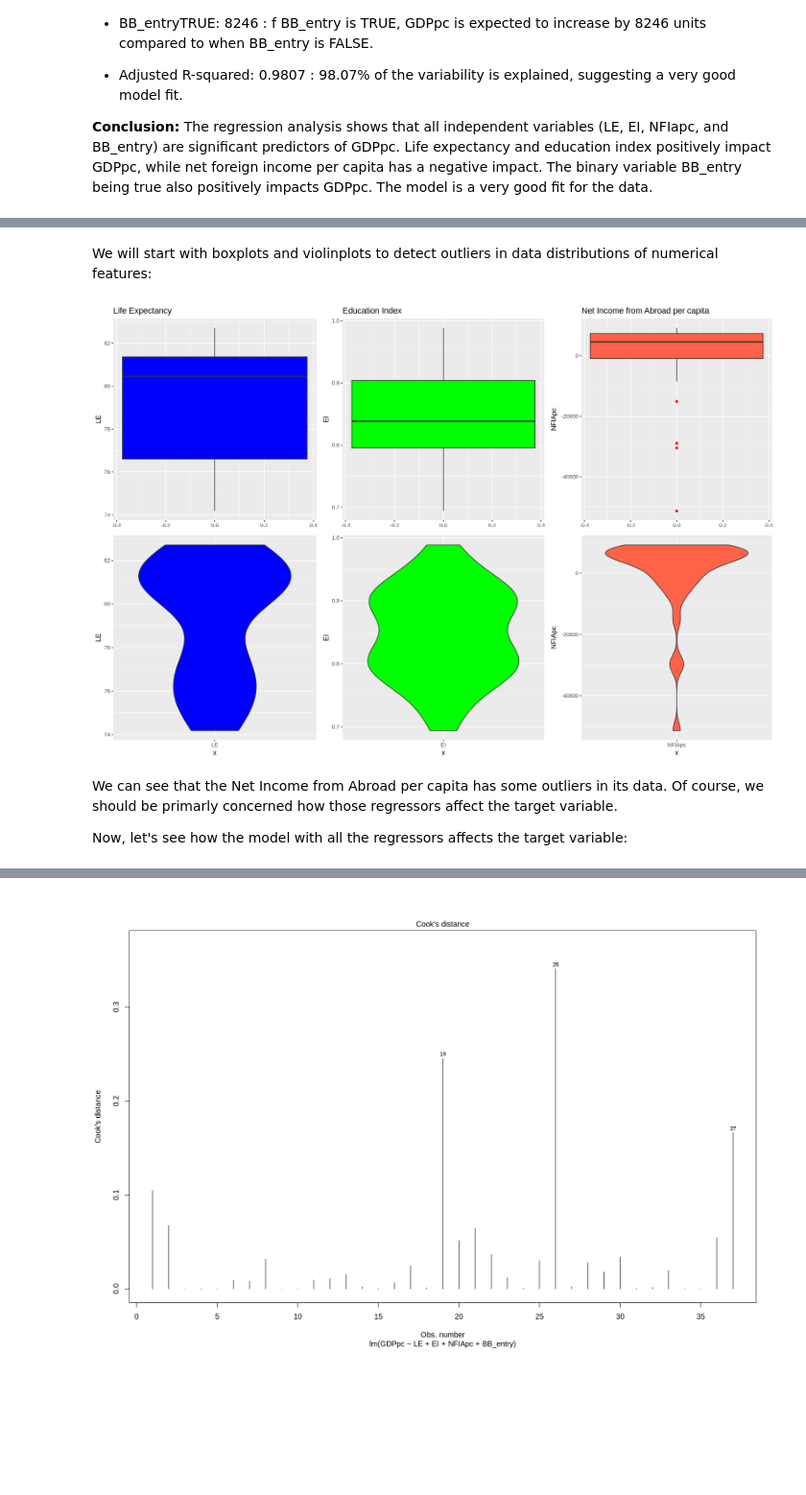
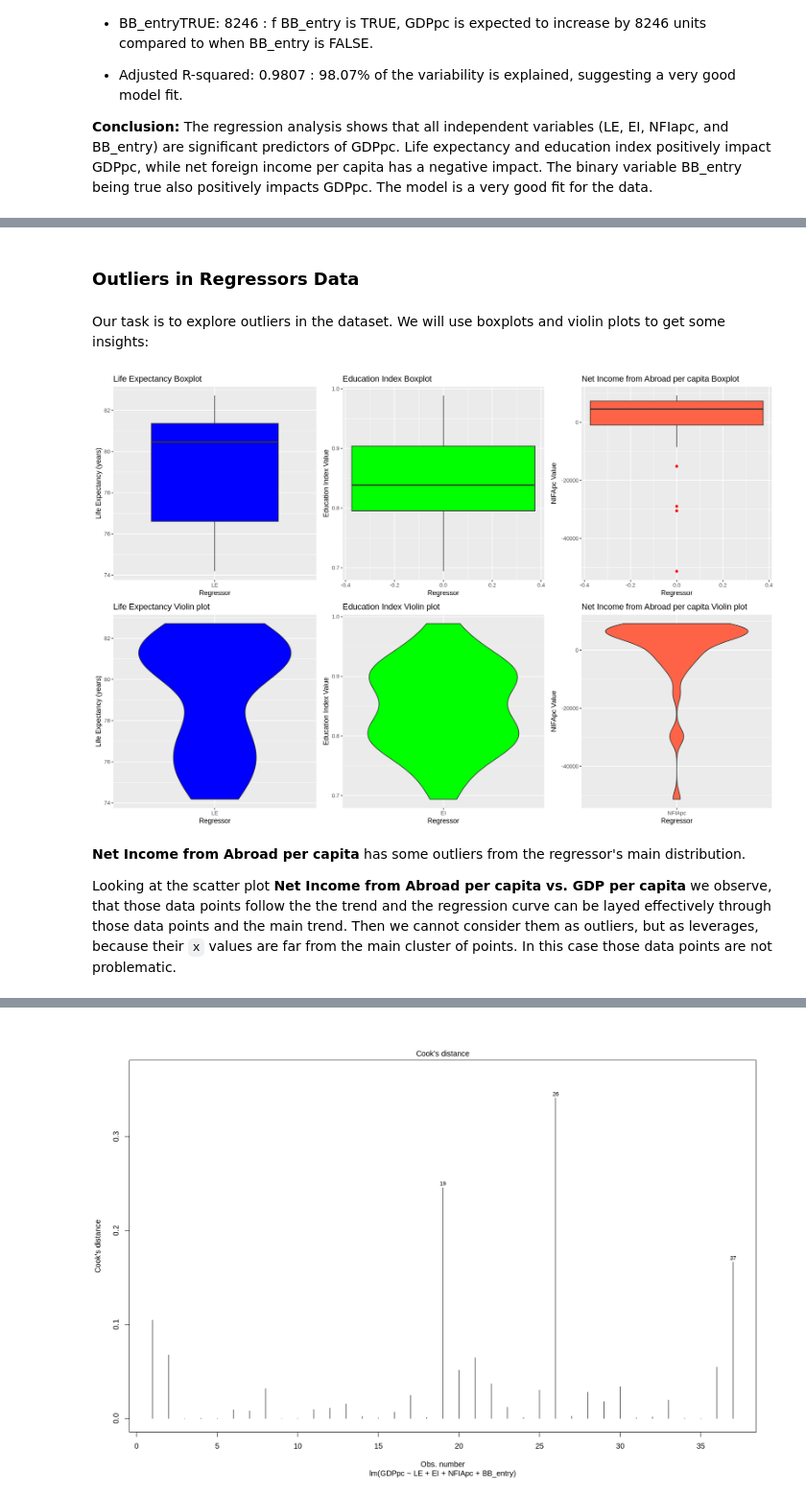
Before and after one commit to nickobard/eurostat-datasets-analysis, a Jupyter notebook: sem-3/semestral-work.ipynb, the cells around one changed output, grey strips where cells are left out. Shown at 96% size. Drawn from its saved outputs; the diff is of its cells as text; code cells hidden in the pictures; blank space fills up the shorter version.

Commit message:
bardanik: Introduce cook's distance and cutoff values

```diff
--- a/sem-3/semestral-work.ipynb
+++ b/sem-3/semestral-work.ipynb
@@ -386,35 +391,40 @@ The regression analysis shows that all independent variables (LE, EI, NFIapc, an
+# %% [markdown]
+### Outliers in Regressors Data
 # %% [markdown]
-We will start with boxplots and violinplots to detect outliers in data distributions of numerical features:
+Our task is to explore outliers in the dataset. We will use boxplots and violin plots to get some insights:
 # %%
-
+# set up plot size
 options(repr.plot.width = 15, repr.plot.height=10)
 
-# Create individual ggplots
-boxplot_LE <- ggplot(data, aes(y=LE)) +
+# Create individual ggplots for each regressor
+boxplot_LE <- ggplot(data, aes(x="LE", y=LE)) +
     geom_boxplot(fill="blue", outlier.color="red") +
-    ggtitle("Life Expectancy")
+    labs(title="Life Expectancy Boxplot", x="Regressor", y="Life Expectancy (years)")
 violin_LE <- ggplot(data, aes(x="LE", y=LE))+
-    geom_violin(fill= "blue")
+    geom_violin(fill= "blue") +
+    labs(title="Life Expectancy Violin plot", x="Regressor", y="Life Expectancy (years)")
 
 boxplot_EI <- ggplot(data, aes(y=EI)) +
     geom_boxplot(fill="green", outlier.color="red") +
-    ggtitle("Education Index")
+    labs(title="Education Index Boxplot", x="Regressor", y="Education Index Value")
 violin_EI <- ggplot(data, aes(x="EI", y=EI)) +
-    geom_violin(fill= "green")
+    geom_violin(fill= "green") +
+    labs(title="Education Index Violin plot", x="Regressor", y="Education Index Value")
 
 boxplot_NFIApc <- ggplot(data, aes(y=NFIApc)) +
     geom_boxplot(fill="tomato", outlier.color="red") +
-    ggtitle("Net Income from Abroad per capita")
+    labs(title="Net Income from Abroad per capita Boxplot", x="Regressor", y="NIFApc Value")
 violin_NFIApc <- ggplot(data, aes(x="NFIApc", y=NFIApc)) +
-    geom_violin(fill= "tomato")
+    geom_violin(fill= "tomato") +
+    labs(title="Net Income from Abroad per capita Violin plot", x="Regressor", y="NIFApc Value")
 
 # Arrange the plots in a single row
 plot_grid(boxplot_LE, boxplot_EI, boxplot_NFIApc,
              violin_LE, violin_EI, violin_NFIApc,
              nrow = 2, ncol = 3)
 # %% [output]
-[figure, old version]
+[figure, new version]
 # %% [markdown]
-We can see that the Net Income from Abroad per capita has some outliers in its data. Of course, we should be primarly concerned how those regressors affect the target variable.
+**Net Income from Abroad per capita** has some outliers from the regressor's main distribution.
 
-Now, let's see how the model with all the regressors affects the target variable:
+Looking at the scatter plot **Net Income from Abroad per capita vs. GDP per capita** we observe, that those data points follow the the trend and the regression curve can be layed effectively through those data points and the main trend. Then we cannot consider them as outliers, but as leverages, because their `x` values are far from the main cluster of points. In this case those data points are not problematic.
```
Also changed, not shown: parts of 10 cells of this notebook.
